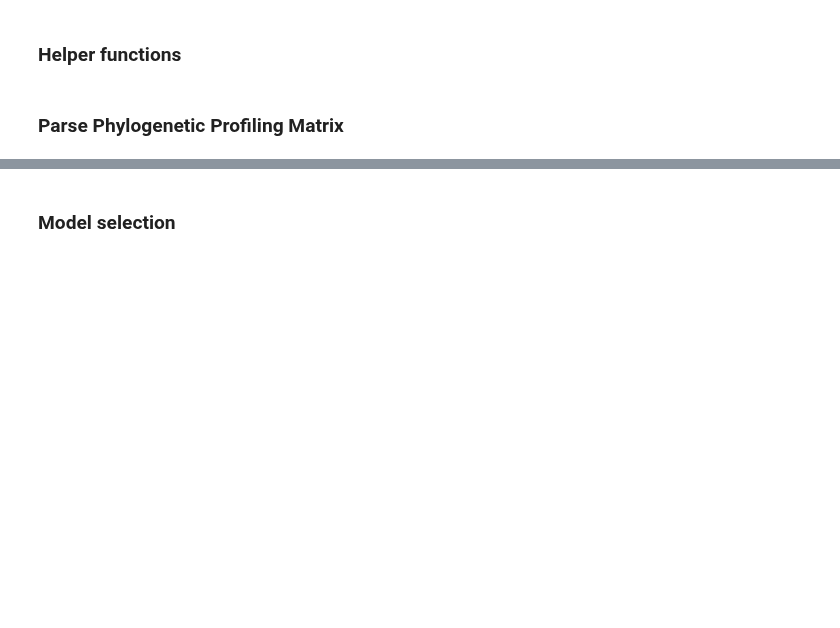
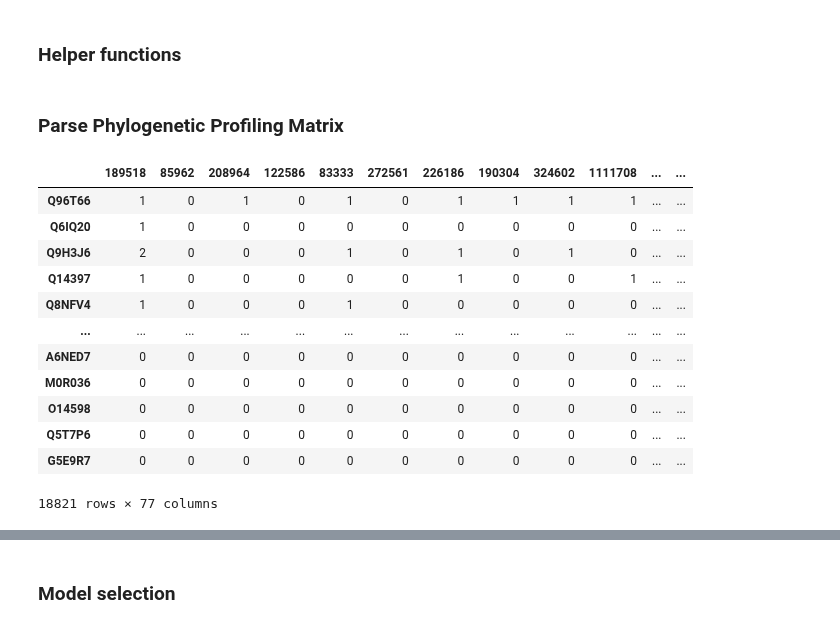
Before and after one commit to geovalexis/PP2GO, a Jupyter notebook: Methods.ipynb, the cells around one changed output, grey strips where cells are left out. Saved outputs shown, nothing was run; the diff lists cells and outputs as text; code cells hidden in the pictures; blank space fills up the shorter version.

```diff
--- a/Methods.ipynb
+++ b/Methods.ipynb
@@ -1140,8 +1142,22 @@ profiling_matrix_presence_abscense["GO_IDs"] = profiling_matrix_presence_abscens
 # %%
 # 2nd version of the PP matrix
 import pandas as pd
 
-profiling_matrix_presence_abscense = pd.read_table("drive/MyDrive/TFG/phylogenetic_profile_matrix_pres-absc_v2.tab",
+profiling_matrix = pd.read_table("bsc_cluster/pp2go/results/MTP/MtP_201601_blasted-pp_matrix_counts.tab",
                                 header=0, index_col=0,
                                 converters={"GO_IDs": lambda x:  list(filter(None, x.split(",")))}) # if we don't filter there are no empty lists but lists with empty strings: [''] (its lenght is 1, not 0))
-profiling_matrix_presence_abscense = profiling_matrix_presence_abscense.assign(GO_IDs=filterOutByFrequency(profiling_matrix_presence_abscense["GO_IDs"], min_threshold=100, max_threshold=1000))
+profiling_matrix
+# %% [output]
+|  | 189518 | 85962 | 208964 | 122586 | 83333 | 272561 | 226186 | 190304 | 324602 | 1111708 | ... | ... |
+| Q96T66 | 1 | 0 | 1 | 0 | 1 | 0 | 1 | 1 | 1 | 1 | ... | ... |
+| Q6IQ20 | 1 | 0 | 0 | 0 | 0 | 0 | 0 | 0 | 0 | 0 | ... | ... |
+| Q9H3J6 | 2 | 0 | 0 | 0 | 1 | 0 | 1 | 0 | 1 | 0 | ... | ... |
+| Q14397 | 1 | 0 | 0 | 0 | 0 | 0 | 1 | 0 | 0 | 1 | ... | ... |
+| Q8NFV4 | 1 | 0 | 0 | 0 | 1 | 0 | 0 | 0 | 0 | 0 | ... | ... |
+| ... | ... | ... | ... | ... | ... | ... | ... | ... | ... | ... | ... | ... |
+| A6NED7 | 0 | 0 | 0 | 0 | 0 | 0 | 0 | 0 | 0 | 0 | ... | ... |
+| M0R036 | 0 | 0 | 0 | 0 | 0 | 0 | 0 | 0 | 0 | 0 | ... | ... |
+| O14598 | 0 | 0 | 0 | 0 | 0 | 0 | 0 | 0 | 0 | 0 | ... | ... |
+| Q5T7P6 | 0 | 0 | 0 | 0 | 0 | 0 | 0 | 0 | 0 | 0 | ... | ... |
+| G5E9R7 | 0 | 0 | 0 | 0 | 0 | 0 | 0 | 0 | 0 | 0 | ... | ... |
+18821 rows × 77 columns
```
Also changed, not shown: parts of 11 cells of this notebook.
